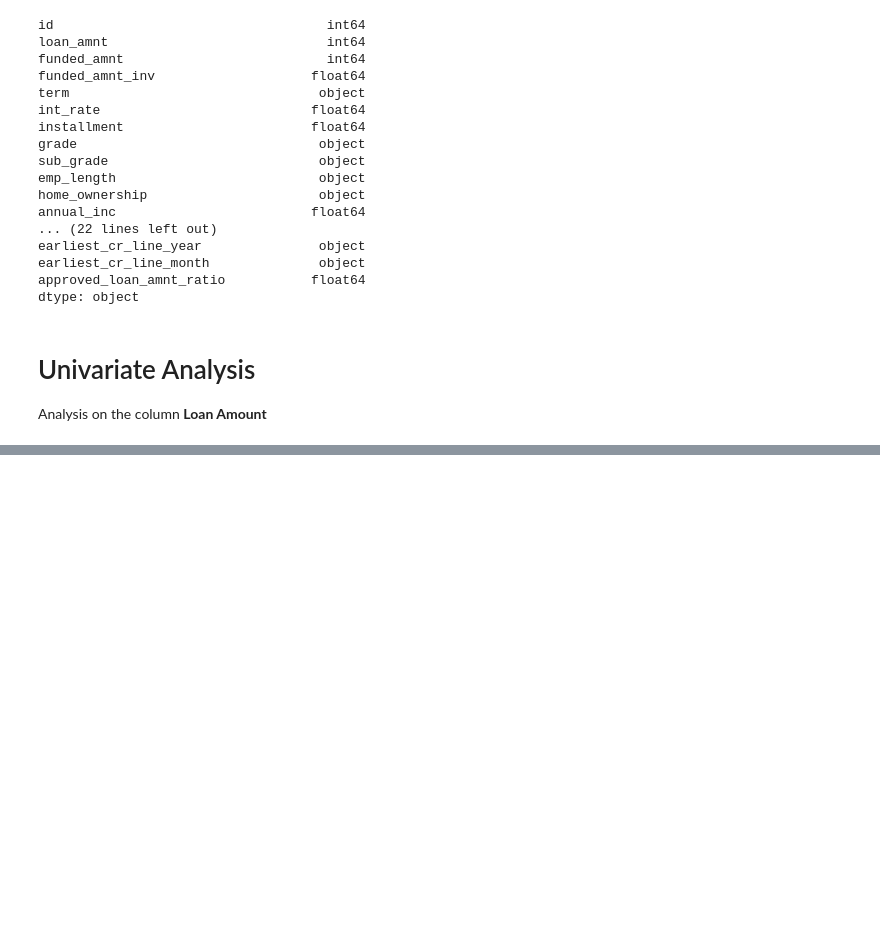
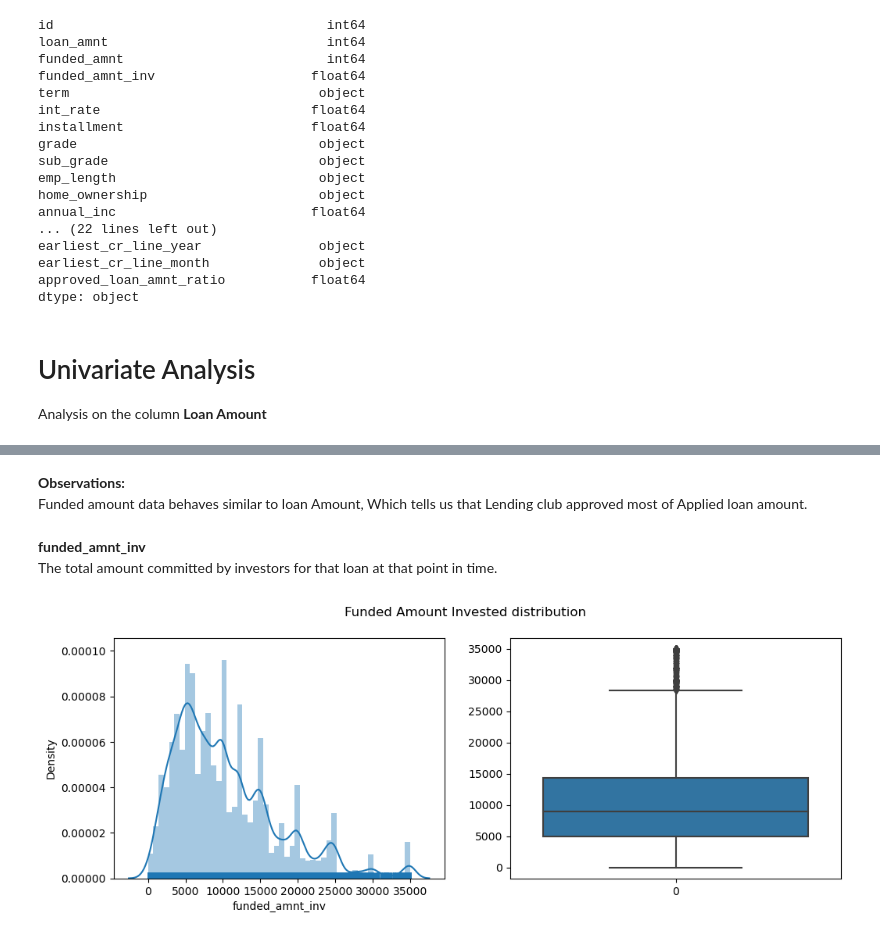
Before and after one commit to Tiru0792/LendingClubCaseStudy, a Jupyter notebook: analysis.ipynb, the cells around one changed output, grey strips where cells are left out. Drawn from its saved outputs; the diff is of its cells as text; code cells hidden in the pictures; blank space fills up the shorter version.

```diff
--- a/analysis.ipynb
+++ b/analysis.ipynb
@@ -303,0 +314,16 @@ https://gist.github.com/mwaskom/de44147ed2974457ad6372750bbe5751
+# %% [markdown]
+<b>Observations:</b><br/>
+Funded amount data behaves similar to loan Amount, Which tells us that Lending club approved most of Applied loan amount.
+# %% [markdown]
+<b>funded_amnt_inv</b><br/>
+The total amount committed by investors for that loan at that point in time.
+# %%
+plt.figure(figsize=(12,4))
+plt.subplot(1,2,1)
+sns.distplot(a=data.funded_amnt_inv, rug=True)
+plt.subplot(1,2,2)
+sns.boxplot(data=data.funded_amnt_inv)
+plt.suptitle('Funded Amount Invested distribution')
+plt.show()
+# %% [output]
+[figure, added]
```
Also changed, not shown: parts of 55 cells of this notebook.
